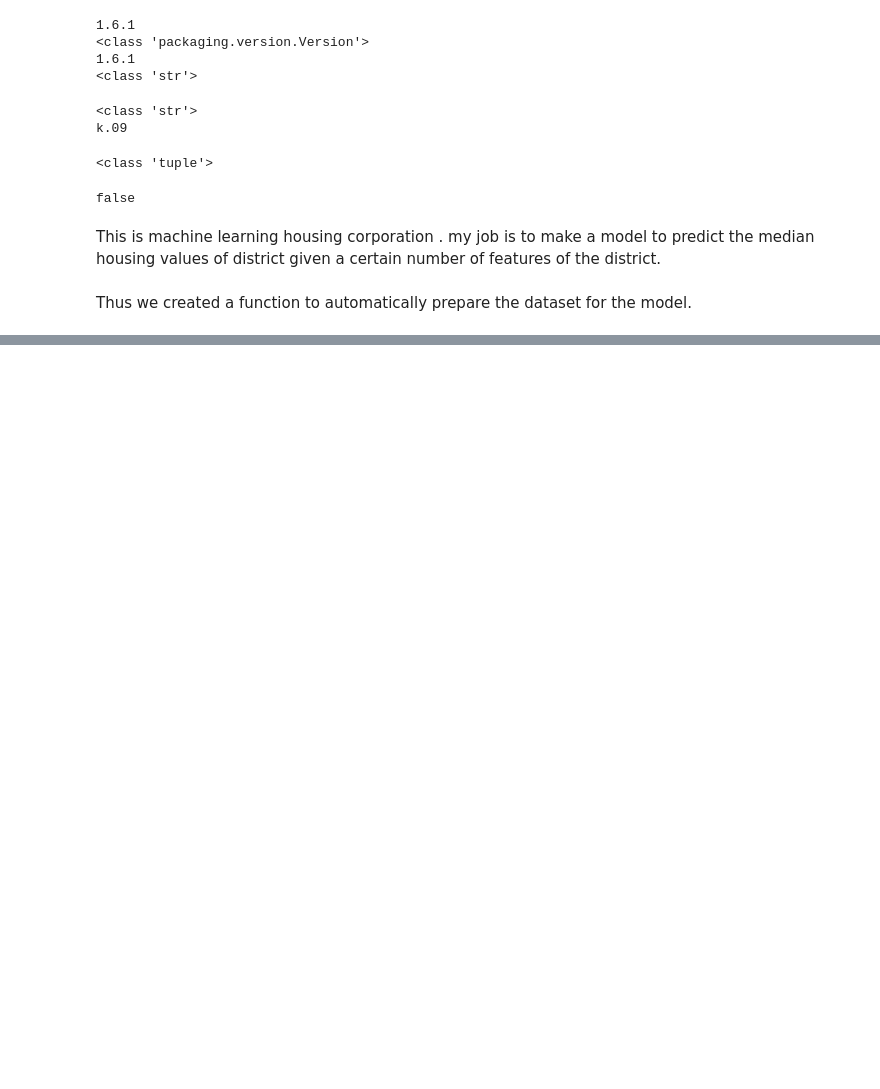
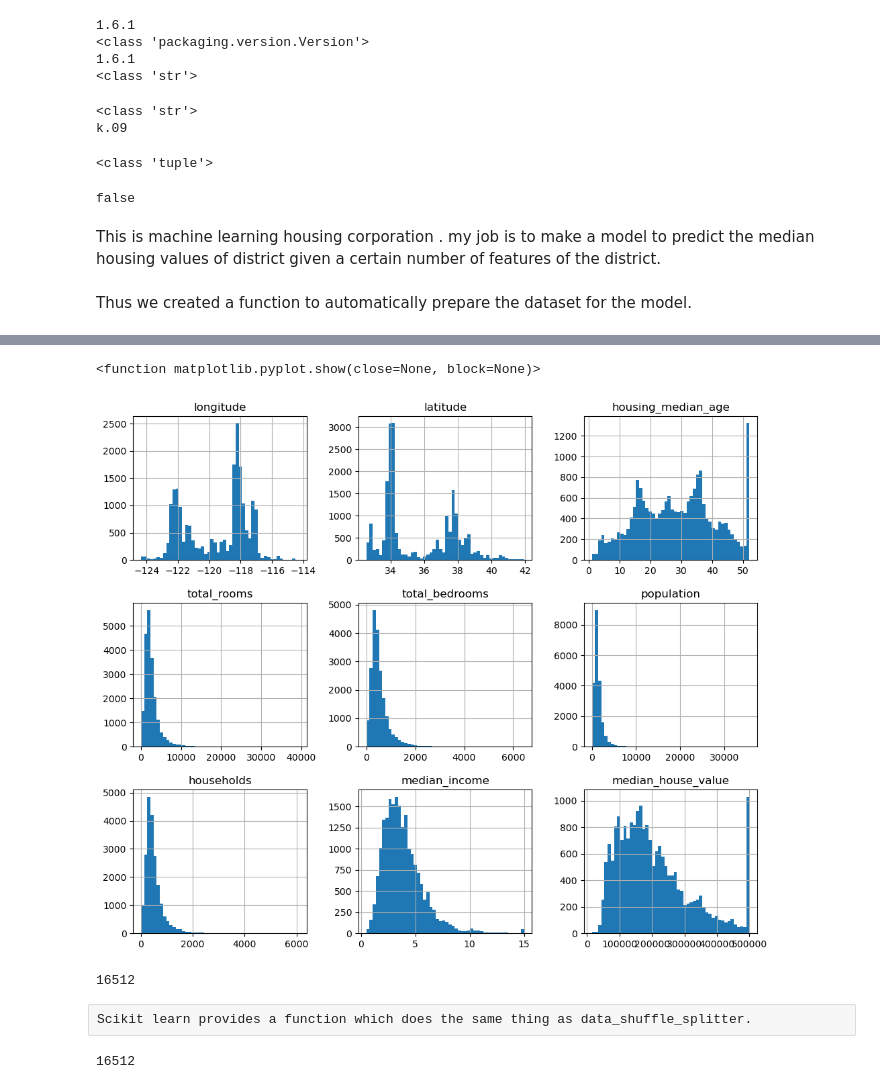
Before and after one commit to wwhz2-rpm/example_model, a Jupyter notebook: mY_fIRST_mODEL.ipynb, the cells around one changed output, grey strips where cells are left out. Saved outputs shown, nothing was run; the diff lists cells and outputs as text; code cells hidden in the pictures; blank space fills up the shorter version.

Commit message:
Data seperated

```diff
--- a/mY_fIRST_mODEL.ipynb
+++ b/mY_fIRST_mODEL.ipynb
@@ -74,8 +74,8 @@ def housing_data():
         #the last line is there to take the housing dataeset from the internet
         with tarfile.open(tarball_Path) as tarball_Housing:
             tarball_Housing.extractall(path="datasets")
-        return pd.read_csv(Path("datasets/housing/Housing.csv"))
+    return pd.read_csv(Path("datasets/housing/Housing.csv"))
 
-housing = housing_data()
+Housing = housing_data()
 # %% [markdown]
 Thus we created a function to automatically prepare the dataset for the model.
@@ -81,0 +135,8 @@ Thus we created a function to automatically prepare the dataset for the model.
+# %%
+import matplotlib.pyplot as plt
+
+Housing.hist(bins=50, figsize=(12 ,10))
+plt.show
+# %% [output]
+<function matplotlib.pyplot.show(close=None, block=None)>
+[figure, added]
@@ -81,0 +155,5 @@ Thus we created a function to automatically prepare the dataset for the model.
+# %%
+test_set ,training_set = data_shuffle_splitter(Housing, 0.2)
+len(training_set)
+# %% [output]
+16512
@@ -81,0 +173,9 @@ Thus we created a function to automatically prepare the dataset for the model.
+# %% [raw]
+Scikit learn provides a function which does the same thing as data_shuffle_splitter.
+# %%
+from sklearn.model_selection import train_test_split
+
+train_set1, test_set1 = train_test_split(Housing , test_size=0.2 , random_state=42)
+len(train_set1)
+# %% [output]
+16512
```
Also changed, not shown: parts of 17 cells of this notebook.
